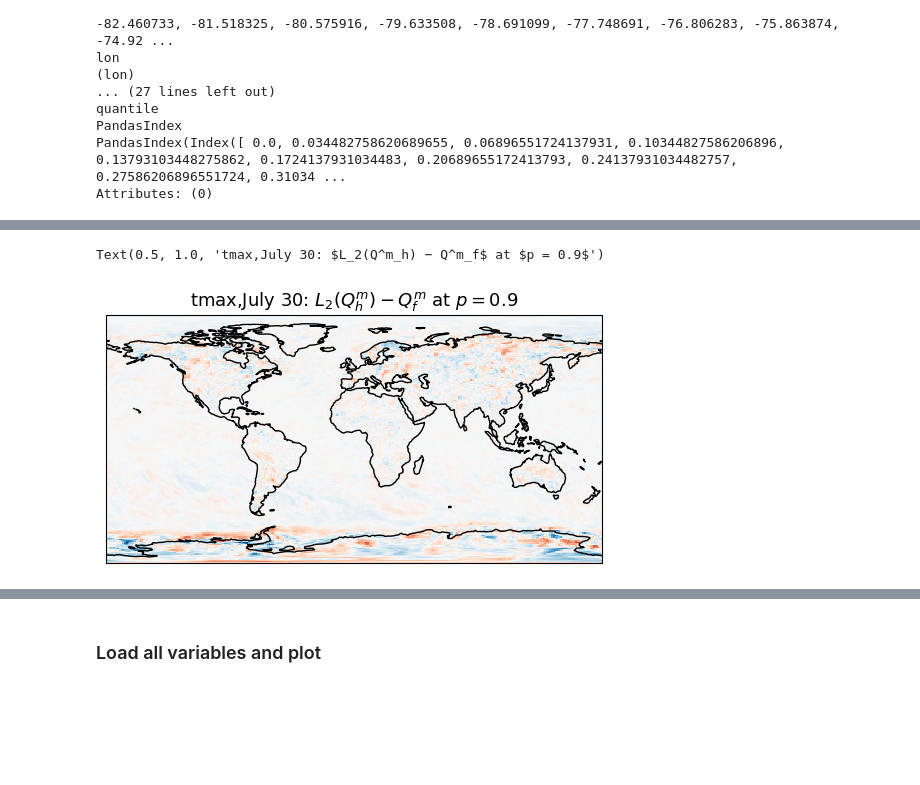
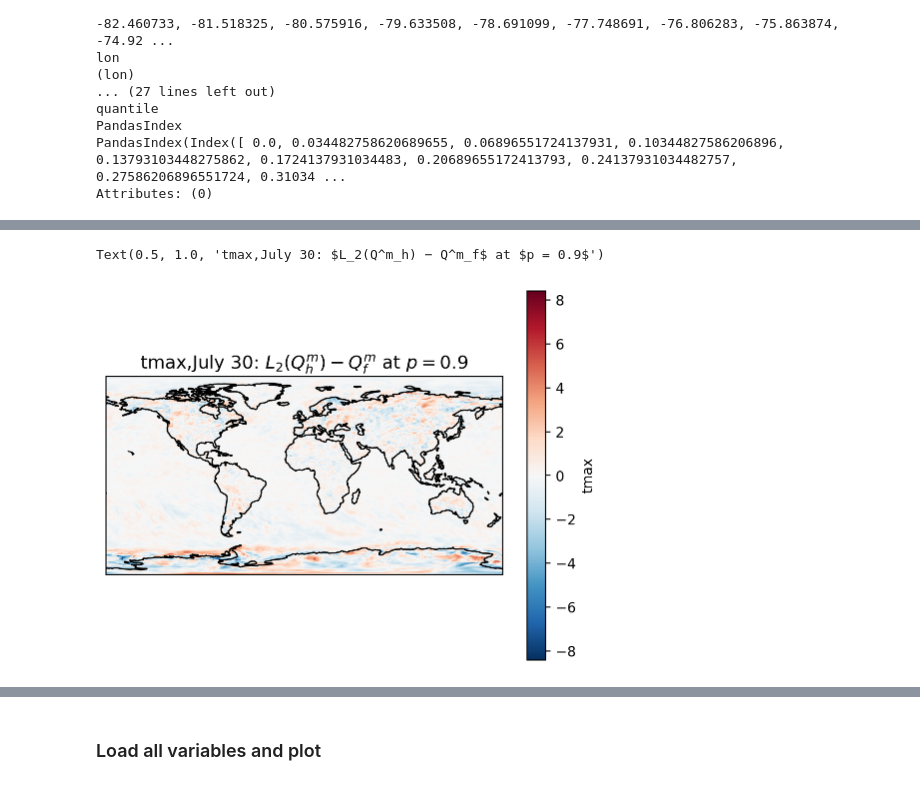
Before and after one commit to hrhampapura/moment_delta_mapping, a Jupyter notebook: notebooks/ncar_casper/03_sgp_global_lens2.ipynb, the cells around one changed output, grey strips where cells are left out. Saved outputs shown, nothing was run; the diff lists cells and outputs as text; code cells hidden in the pictures; blank space fills up the shorter version.

```diff
--- a/notebooks/ncar_casper/03_sgp_global_lens2.ipynb
+++ b/notebooks/ncar_casper/03_sgp_global_lens2.ipynb
@@ -479,7 +482,7 @@ qmdm_emean_abs_err = qmdm_abs_err.mean('member_id')
 %%time
 ax            = plt.axes(projection=cart.crs.PlateCarree())
 im = qmdm_err.sel(quantile=0.9,method='nearest').isel(member_id=0).plot(ax=ax,transform=cart.crs.PlateCarree()
-                                      ,add_colorbar=False)
+                                      )
 ax.coastlines(color="black")
 plt.xlabel('lon')
 plt.ylabel('lat')
@@ -490,5 +493,5 @@ Wall time: 3.03 s
 Text(0.5, 1.0, 'tmax,July 30: $L_2(Q^m_h) − Q^m_f$ at $p = 0.9$')
-[figure, old version]
+[figure, new version]
 # %%
 %%time
 ax            = plt.axes(projection=cart.crs.PlateCarree())
```
Also changed, not shown: parts of 13 cells of this notebook, 7 other files.
